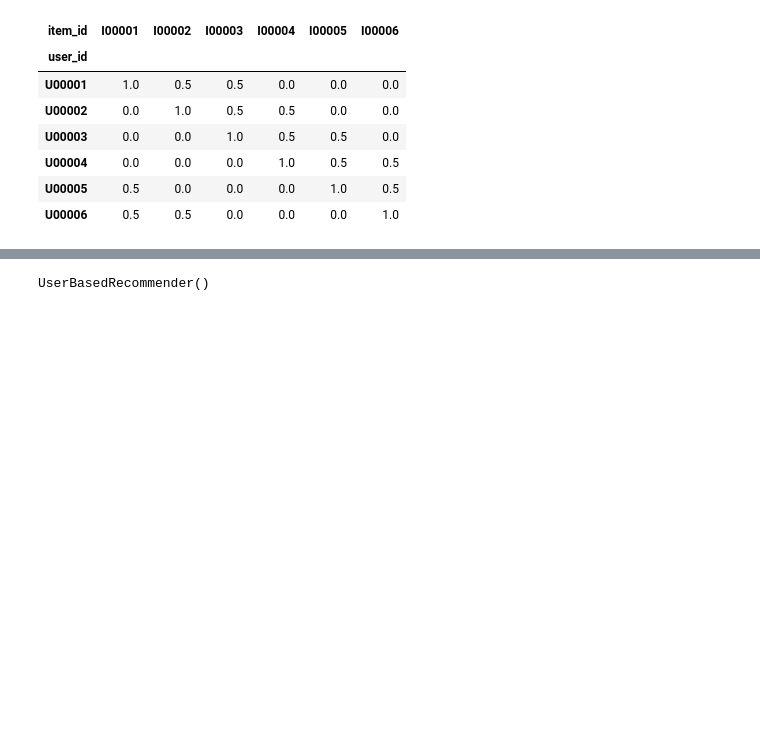
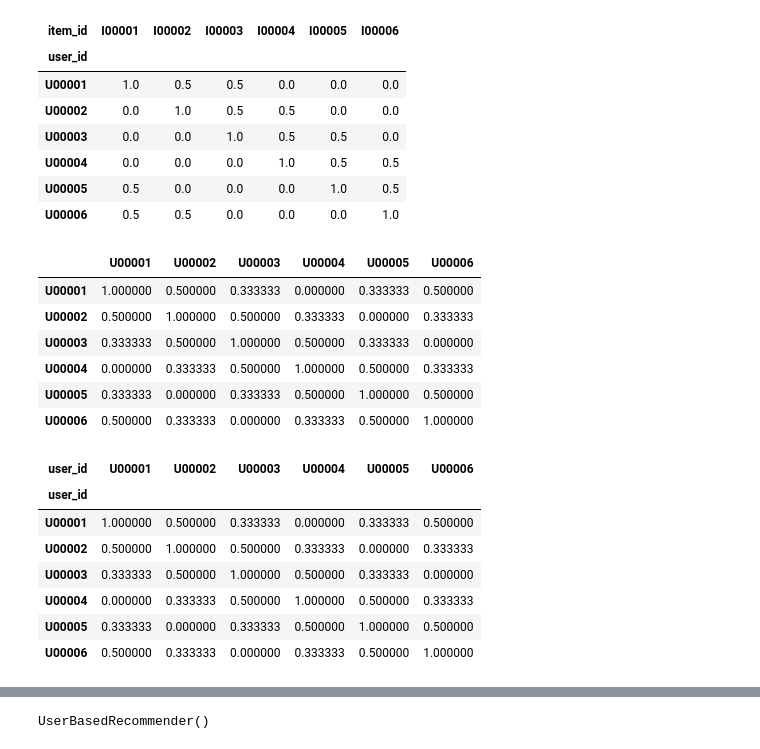
Before and after one commit to DungBeetleBASH/recsys-pipeliner, a Jupyter notebook: notebooks/user_based_collaborative_filtering.ipynb, the cells around one changed output, grey strips where cells are left out. Drawn from its saved outputs; the diff is of its cells as text; code cells hidden in the pictures; blank space fills up the shorter version.

```diff
--- a/notebooks/user_based_collaborative_filtering.ipynb
+++ b/notebooks/user_based_collaborative_filtering.ipynb
@@ -37,9 +38,9 @@ user_item_matrix_pd.head(5)
 | U00004 | 0.0 | 0.0 | 0.0 | 1.0 | 0.5 | 0.5 |
 | U00005 | 0.5 | 0.0 | 0.0 | 0.0 | 1.0 | 0.5 |
 # %%
-similarity_transformer_pd = SimilarityTransformerPandas(kind="user", metric="cosine", normalise=True)
-similarity_matrix_pd = similarity_transformer_pd.transform(user_item_matrix_pd)
-similarity_matrix_pd.head(5)
+user_similarity_transformer_pd = SimilarityTransformerPandas(kind="user", metric="cosine", normalise=True)
+user_similarity_matrix_pd = user_similarity_transformer_pd.transform(user_item_matrix_pd)
+user_similarity_matrix_pd.head(5)
 # %% [output]
 | user_id | U00001 | U00002 | U00003 | U00004 | U00005 | U00006 |
 | user_id |  |  |  |  |  |  |
@@ -168,5 +169,39 @@ np.testing.assert_array_equal(user_item_matrix_np.toarray(), user_item_matrix_pd
 | U00004 | 0.0 | 0.0 | 0.0 | 1.0 | 0.5 | 0.5 |
 | U00005 | 0.5 | 0.0 | 0.0 | 0.0 | 1.0 | 0.5 |
 | U00006 | 0.5 | 0.5 | 0.0 | 0.0 | 0.0 | 1.0 |
+# %%
+user_similarity_transformer_np = SimilarityTransformer()
+user_similarity_matrix_np = user_similarity_transformer_np.transform(user_item_matrix_np).astype(np.float32)
+
+assert isinstance(user_similarity_matrix_np, sp.sparse.spmatrix)
+# %%
+# sense check
+display(
+    pd.DataFrame(
+        user_similarity_matrix_np.toarray(), columns=unique_users, index=unique_users
+    )
+)
+display(user_similarity_matrix_pd)
+
+np.testing.assert_array_equal(
+    user_similarity_matrix_np.toarray().round(6),
+    user_similarity_matrix_pd.to_numpy().round(6),
+)
+# %% [output]
+|  | U00001 | U00002 | U00003 | U00004 | U00005 | U00006 |
+| U00001 | 1.000000 | 0.500000 | 0.333333 | 0.000000 | 0.333333 | 0.500000 |
+| U00002 | 0.500000 | 1.000000 | 0.500000 | 0.333333 | 0.000000 | 0.333333 |
+| U00003 | 0.333333 | 0.500000 | 1.000000 | 0.500000 | 0.333333 | 0.000000 |
+| U00004 | 0.000000 | 0.333333 | 0.500000 | 1.000000 | 0.500000 | 0.333333 |
+| U00005 | 0.333333 | 0.000000 | 0.333333 | 0.500000 | 1.000000 | 0.500000 |
+| U00006 | 0.500000 | 0.333333 | 0.000000 | 0.333333 | 0.500000 | 1.000000 |
+| user_id | U00001 | U00002 | U00003 | U00004 | U00005 | U00006 |
+| user_id |  |  |  |  |  |  |
+| U00001 | 1.000000 | 0.500000 | 0.333333 | 0.000000 | 0.333333 | 0.500000 |
+| U00002 | 0.500000 | 1.000000 | 0.500000 | 0.333333 | 0.000000 | 0.333333 |
+| U00003 | 0.333333 | 0.500000 | 1.000000 | 0.500000 | 0.333333 | 0.000000 |
+| U00004 | 0.000000 | 0.333333 | 0.500000 | 1.000000 | 0.500000 | 0.333333 |
+| U00005 | 0.333333 | 0.000000 | 0.333333 | 0.500000 | 1.000000 | 0.500000 |
+| U00006 | 0.500000 | 0.333333 | 0.000000 | 0.333333 | 0.500000 | 1.000000 |
 # %%
 # get the 5 most similar users
```
Also changed, not shown: parts of 6 cells of this notebook, 1 other file.
